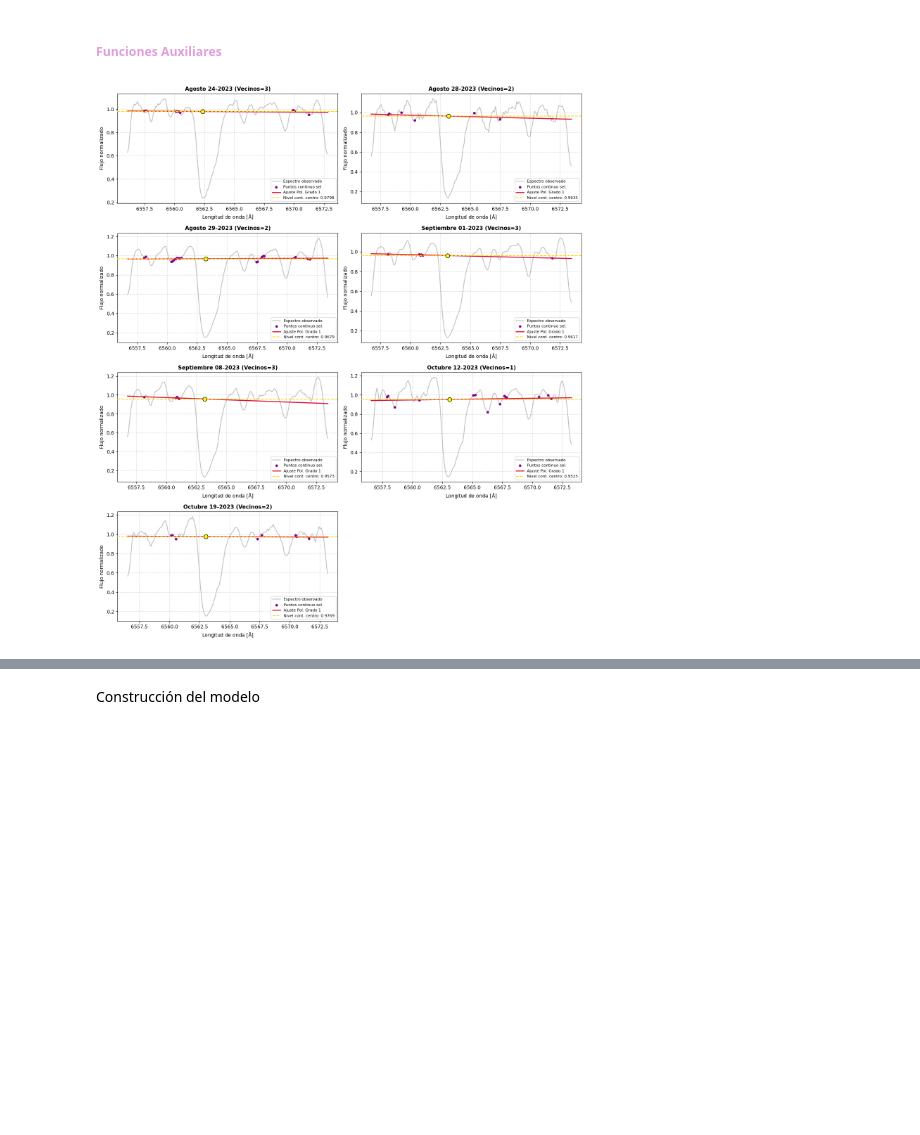
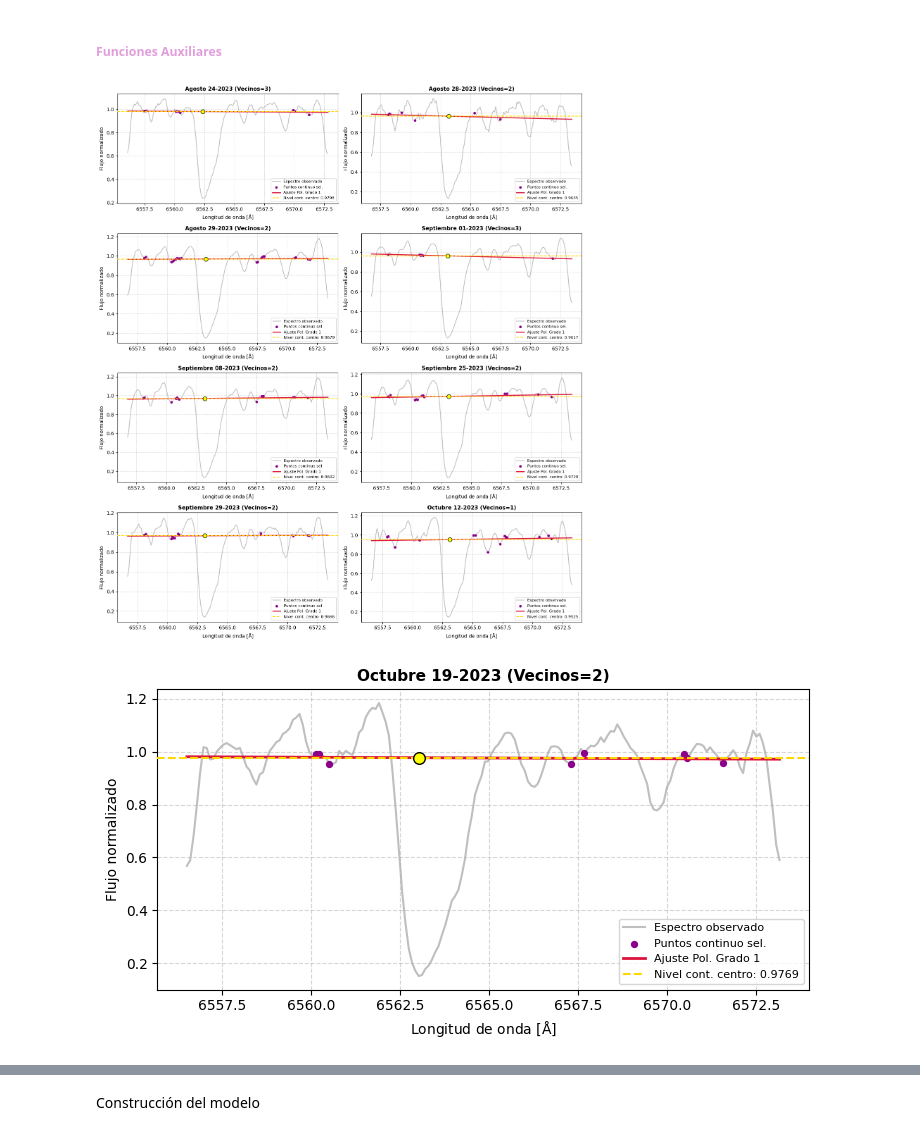
Before and after one commit to JessiDaniL/Tesis, a Jupyter notebook: Datos ESPARTACO/analisis_halpha_antares_ESPARTACO2_2023.ipynb, the cells around one changed output, grey strips where cells are left out. Drawn from its saved outputs; the diff is of its cells as text; code cells hidden in the pictures; blank space fills up the shorter version.

Commit message:
adición de los espectros del 25 y 29 de septiembre

```diff
--- a/Datos ESPARTACO/analisis_halpha_antares_ESPARTACO2_2023.ipynb
+++ b/Datos ESPARTACO/analisis_halpha_antares_ESPARTACO2_2023.ipynb
@@ -21,6 +21,8 @@ ruta_28_agosto = r"C:\Users\Jessi Dani\OneDrive - Universidad de los andes\TESIS
 ruta_29_agosto = r"C:\Users\Jessi Dani\OneDrive - Universidad de los andes\TESIS\Tesis\Datos ESPARTACO\Espectros de Antares\2023\agosto 29 de 2023.xlsx"
 ruta_01_septiembre = r"C:\Users\Jessi Dani\OneDrive - Universidad de los andes\TESIS\Tesis\Datos ESPARTACO\Espectros de Antares\2023\septiembre 1 de 2023.xlsx"
 ruta_08_septiembre = r"C:\Users\Jessi Dani\OneDrive - Universidad de los andes\TESIS\Tesis\Datos ESPARTACO\Espectros de Antares\2023\septiembre 8 de 2023 CALIBRADO.xlsx"
+ruta_25_septiembre = r"C:\Users\Jessi Dani\OneDrive - Universidad de los andes\TESIS\Tesis\Datos ESPARTACO\Espectros de Antares\2023\septiembre 25 de 2023.xlsx"
+ruta_29_septiembre = r"C:\Users\Jessi Dani\OneDrive - Universidad de los andes\TESIS\Tesis\Datos ESPARTACO\Espectros de Antares\2023\septiembre 29 de 2023.xlsx"
 ruta_12_octubre = r"C:\Users\Jessi Dani\OneDrive - Universidad de los andes\TESIS\Tesis\Datos ESPARTACO\Espectros de Antares\2023\octubre 12 de 2023.xlsx"
 ruta_19_octubre = r"C:\Users\Jessi Dani\OneDrive - Universidad de los andes\TESIS\Tesis\Datos ESPARTACO\Espectros de Antares\2023\octubre 19 de 2023.xlsx"
 # %%
@@ -29,6 +31,8 @@ antares_28_agosto = pd.read_excel(ruta_28_agosto, sheet_name = "Sheet1", usecols
 antares_29_agosto = pd.read_excel(ruta_29_agosto, sheet_name = "Sheet1", usecols = [1,2],header = None, names = ["Longitud onda", "Flujo"])
 antares_01_septiembre = pd.read_excel(ruta_01_septiembre, sheet_name = "Sheet1", usecols = [1,2],header = None, names = ["Longitud onda", "Flujo"])
 antares_08_septiembre = pd.read_excel(ruta_08_septiembre, sheet_name = "Sheet1", usecols = [1,2],header = None, names = ["Longitud onda", "Flujo"])
+antares_25_septiembre = pd.read_excel(ruta_25_septiembre, sheet_name = "Sheet1", usecols = [1,2],header = None, names = ["Longitud onda", "Flujo"])
+antares_29_septiembre = pd.read_excel(ruta_29_septiembre, sheet_name = "Sheet1", usecols = [1,2],header = None, names = ["Longitud onda", "Flujo"])
 antares_12_octubre = pd.read_excel(ruta_12_octubre, sheet_name = "Sheet1", usecols = [1,2],header = None, names = ["Longitud onda", "Flujo"])
 antares_19_octubre = pd.read_excel(ruta_19_octubre, sheet_name = "Sheet1", usecols = [1,2],header = None, names = ["Longitud onda", "Flujo"])
 # %% [markdown]
@@ -41,6 +45,8 @@ espectros_por_normalizar = {
     "antares_29_agosto": antares_29_agosto,
     "antares_01_septiembre": antares_01_septiembre,
     "antares_08_septiembre": antares_08_septiembre,
+    "antares_25_septiembre": antares_25_septiembre,
+    "antares_29_septiembre": antares_29_septiembre,
     "antares_12_octubre": antares_12_octubre,
     "antares_19_octubre": antares_19_octubre,
 }
@@ -219,11 +225,31 @@ archivos = [
     {
         "fecha": "Septiembre 08-2023",
         "datos": antares_08_septiembre,
-        "ventana_vecinos":3,
+        "ventana_vecinos":2,
         "centro_aprox": 6563.209,
         "velocidad_metalica": 31.16,  # km/s
         "incertidumbre_v": 0.24,
         "velocidad_telurica": -29.504, #km/s
+        "marco": "Tierra",
+    },
+    {
+        "fecha": "Septiembre 25-2023",
+        "datos": antares_25_septiembre,
+        "ventana_vecinos":2,
+        "centro_aprox": 6563.108,
+        "velocidad_metalica": 26.90,  # km/s
+        "incertidumbre_v": 0.34,
+        "velocidad_telurica": -27.46, #km/s
+        "marco": "Tierra",
+    },
+    {
+        "fecha": "Septiembre 29-2023",
+        "datos": antares_29_septiembre,
+        "ventana_vecinos":2,
+        "centro_aprox": 6563.117,
+        "velocidad_metalica": 26.50,  # km/s
+        "incertidumbre_v": 0.35,
+        "velocidad_telurica": -26.58, #km/s
         "marco": "Tierra",
     },
     {
@@ -301,7 +327,9 @@ vecinos_manuales = {
     "Agosto 28-2023": {"v_g1": 2},
     "Agosto 29-2023": {"v_g1": 2},
     "Septiembre 01-2023": {"v_g1": 3},
-    "Septiembre 08-2023": {"v_g1": 3},
+    "Septiembre 08-2023": {"v_g1": 2},
+    "Septiembre 25-2023": {"v_g1": 2},
+    "Septiembre 29-2023": {"v_g1": 2},
     "Octubre 12-2023": {"v_g1": 1},
     "Octubre 19-2023": {"v_g1": 2},
 }
@@ -389,34 +417,35 @@ for bloque_idx in range(n_bloques):
                        label=f"Nivel cont. centro: {c_centro1:.4f}", zorder=3)
 
             # Punto del centro aproximado
             ax.scatter([centro_aprox], [c_centro1], color="yellow", edgecolor="black", s=70, zorder=4)
 
         # Configuración del subplot
         ax.set_title(f"{fecha} (Vecinos={v_g1})", fontsize=11, fontweight="bold")
         ax.set_xlabel(r"Longitud de onda [$\mathrm{\AA}$]")
         ax.set_ylabel("Flujo normalizado")
         ax.legend(fontsize=8, loc="lower right")
         ax.grid(True, linestyle="--", alpha=0.5)
 
     # Eliminación de subplots vacíos si el número de espectros del bloque es impar
 
     for j in range(n_graficas, len(axes)):
         fig.delaxes(axes[j])
 
     plt.tight_layout()
 
     sufijo = f"_parte{bloque_idx + 1}" if n_bloques > 1 else ""
 
     plt.savefig(fr"Graficas 2023\Continuo\Continuo_espectros_normalizados_ESPARTACO2{sufijo}.png",
         dpi=300, bbox_inches="tight")
 
     plt.show()
 
 tabla_comparativa_manual = pd.DataFrame(filas_comparativa)
 
 display(tabla_comparativa_manual)
 # %% [output]
-[figure, old version]
+[figure, new version]
+[figure, added]
 |  | Espectro / Fecha | Vecinos (G1) | Continuo Centro (G1) | Residuo std (G1) |
 | 0 | Agosto 24-2023 | 3 | 0.9798 | 0.01051 |
 | 1 | Agosto 28-2023 | 2 | 0.9635 | 0.02920 |
```
Also changed, not shown: parts of 2 cells of this notebook, 6 other files.
